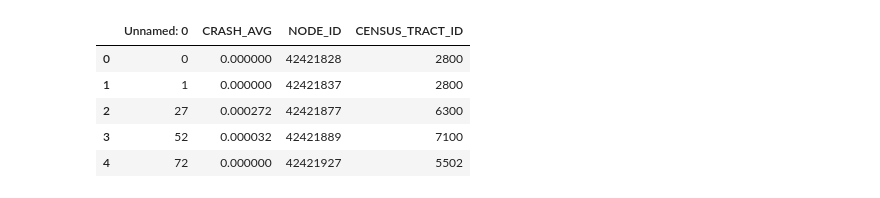
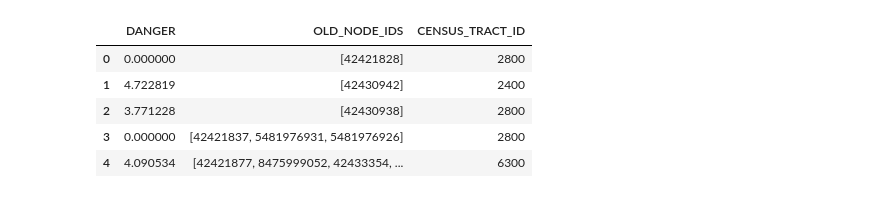
Before and after one commit to clyman23/spoke, a Jupyter notebook: notebooks/lizpysher/Correlation_Initial_Test.ipynb, the cells around one changed output. Cells and saved outputs as stored; diff of their text form; code cells hidden in the pictures.

```diff
--- a/notebooks/lizpysher/Correlation_Initial_Test.ipynb
+++ b/notebooks/lizpysher/Correlation_Initial_Test.ipynb
@@ -14,15 +14,15 @@ pd.set_option('display.max_rows', None)
 pd.set_option('display.max_columns', None)
 # %%
 # load in node ids, crash avg, census tract ids
-node_info = pd.read_csv("/Users/elizabethpysher/spoke/data/DUMMY_CRASH_AVG_FOR_CORRELATION_TESTS_node_id_census_tract_key.csv")
+node_info = pd.read_pickle("../../data/consolidated_danger_by_node_id.pkl.gz")
 
 node_info.head()
 # %% [output]
-|  | Unnamed: 0 | CRASH_AVG | NODE_ID | CENSUS_TRACT_ID |
-| 0 | 0 | 0.000000 | 42421828 | 2800 |
-| 1 | 1 | 0.000000 | 42421837 | 2800 |
-| 2 | 27 | 0.000272 | 42421877 | 6300 |
-| 3 | 52 | 0.000032 | 42421889 | 7100 |
-| 4 | 72 | 0.000000 | 42421927 | 5502 |
+|  | DANGER | OLD_NODE_IDS | CENSUS_TRACT_ID |
+| 0 | 0.000000 | [42421828] | 2800 |
+| 1 | 4.722819 | [42430942] | 2400 |
+| 2 | 3.771228 | [42430938] | 2800 |
+| 3 | 0.000000 | [42421837, 5481976931, 5481976926] | 2800 |
+| 4 | 4.090534 | [42421877, 8475999052, 42433354, ... | 6300 |
 # %%
 # load in census race and income data
```
Also changed, not shown: parts of 14 cells of this notebook, 3 other files.
